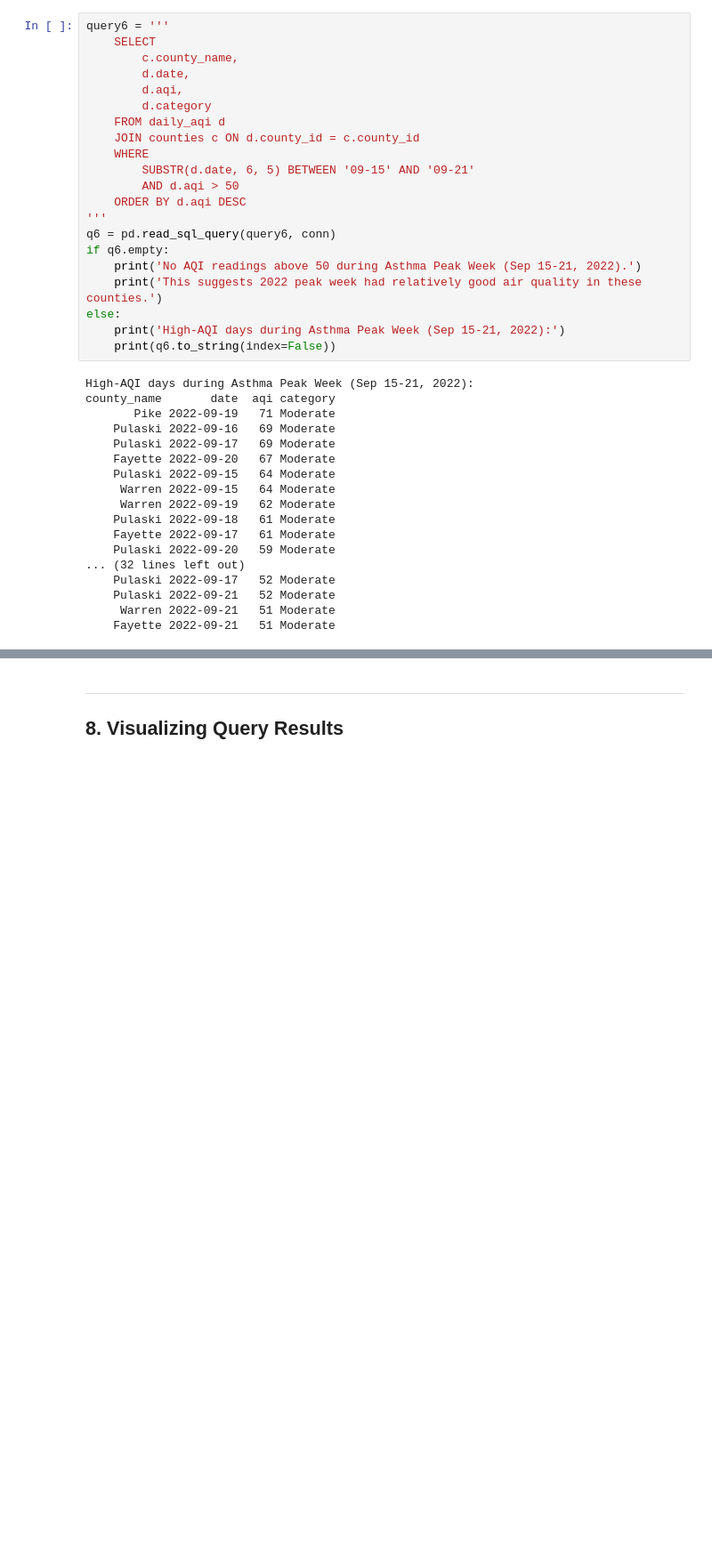
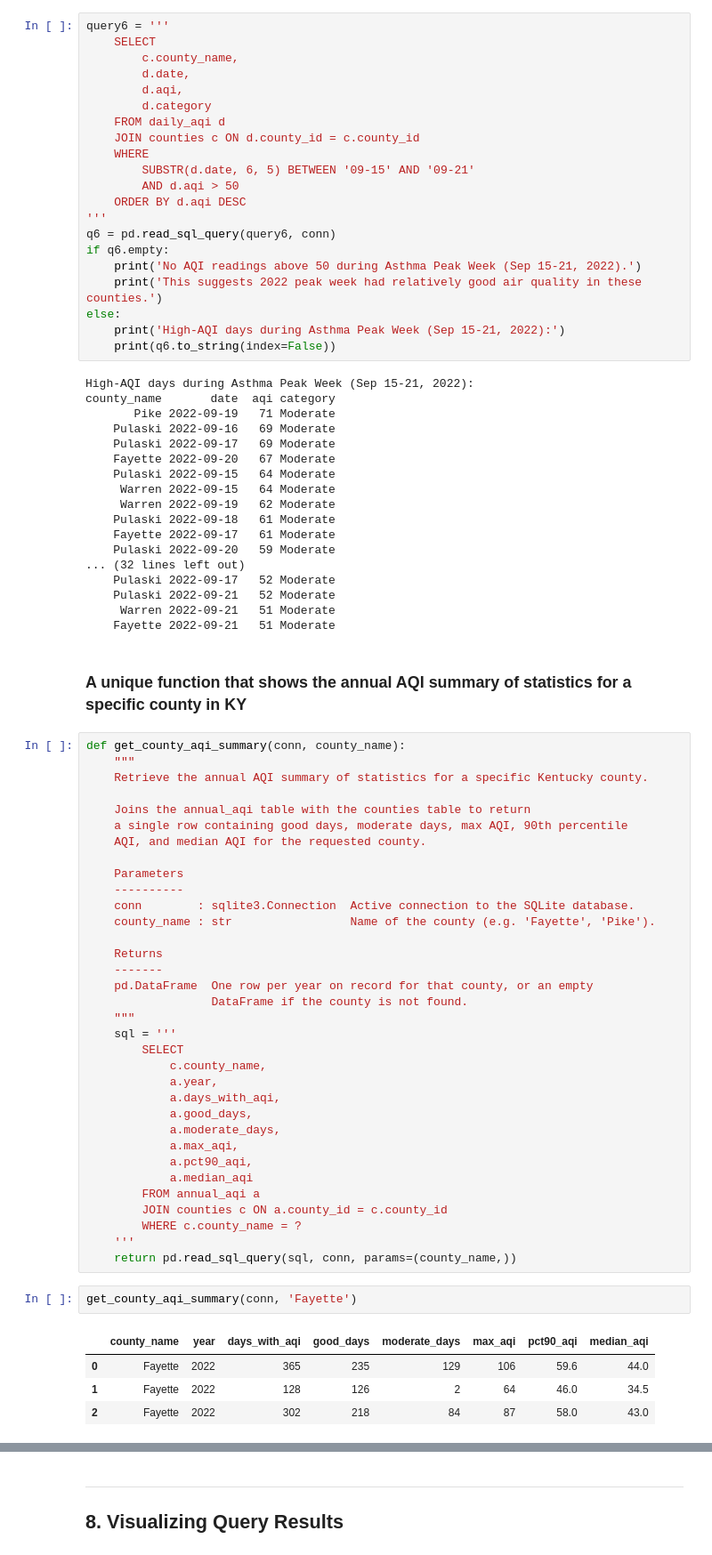
Before and after one commit to DaviLeeAnn/Air_Quality_and_Asthma_Comparisons, a Jupyter notebook: Main_Notebooks/SQL_section.ipynb, the cells around one changed output, grey strips where cells are left out. Shown at 89% size. Drawn from its saved outputs; the diff is of its cells as text; blank space fills up the shorter version.

Commit message:
Added another function to the API notebook, clarified markdown

```diff
--- a/Main_Notebooks/SQL_section.ipynb
+++ b/Main_Notebooks/SQL_section.ipynb
@@ -443,3 +443,46 @@ county_name       date  aqi category
     Pulaski 2022-09-21   52 Moderate
      Warren 2022-09-21   51 Moderate
     Fayette 2022-09-21   51 Moderate
+# %% [markdown]
+### A unique function that shows the annual AQI summary of statistics for a specific county in KY
+# %%
+def get_county_aqi_summary(conn, county_name):
+    """
+    Retrieve the annual AQI summary of statistics for a specific Kentucky county.
+
+    Joins the annual_aqi table with the counties table to return
+    a single row containing good days, moderate days, max AQI, 90th percentile
+    AQI, and median AQI for the requested county.
+
+    Parameters
+    ----------
+    conn        : sqlite3.Connection  Active connection to the SQLite database.
+    county_name : str                 Name of the county (e.g. 'Fayette', 'Pike').
+
+    Returns
+    -------
+    pd.DataFrame  One row per year on record for that county, or an empty
+                  DataFrame if the county is not found.
+    """
+    sql = '''
+        SELECT
+            c.county_name,
+            a.year,
+            a.days_with_aqi,
+            a.good_days,
+            a.moderate_days,
+            a.max_aqi,
+            a.pct90_aqi,
+            a.median_aqi
+        FROM annual_aqi a
+        JOIN counties c ON a.county_id = c.county_id
+        WHERE c.county_name = ?
+    '''
+    return pd.read_sql_query(sql, conn, params=(county_name,))
+# %%
+get_county_aqi_summary(conn, 'Fayette')
+# %% [output]
+|  | county_name | year | days_with_aqi | good_days | moderate_days | max_aqi | pct90_aqi | median_aqi |
+| 0 | Fayette | 2022 | 365 | 235 | 129 | 106 | 59.6 | 44.0 |
+| 1 | Fayette | 2022 | 128 | 126 | 2 | 64 | 46.0 | 34.5 |
+| 2 | Fayette | 2022 | 302 | 218 | 84 | 87 | 58.0 | 43.0 |
```
Also changed, not shown: parts of 1 cell of this notebook, 3 other files.
